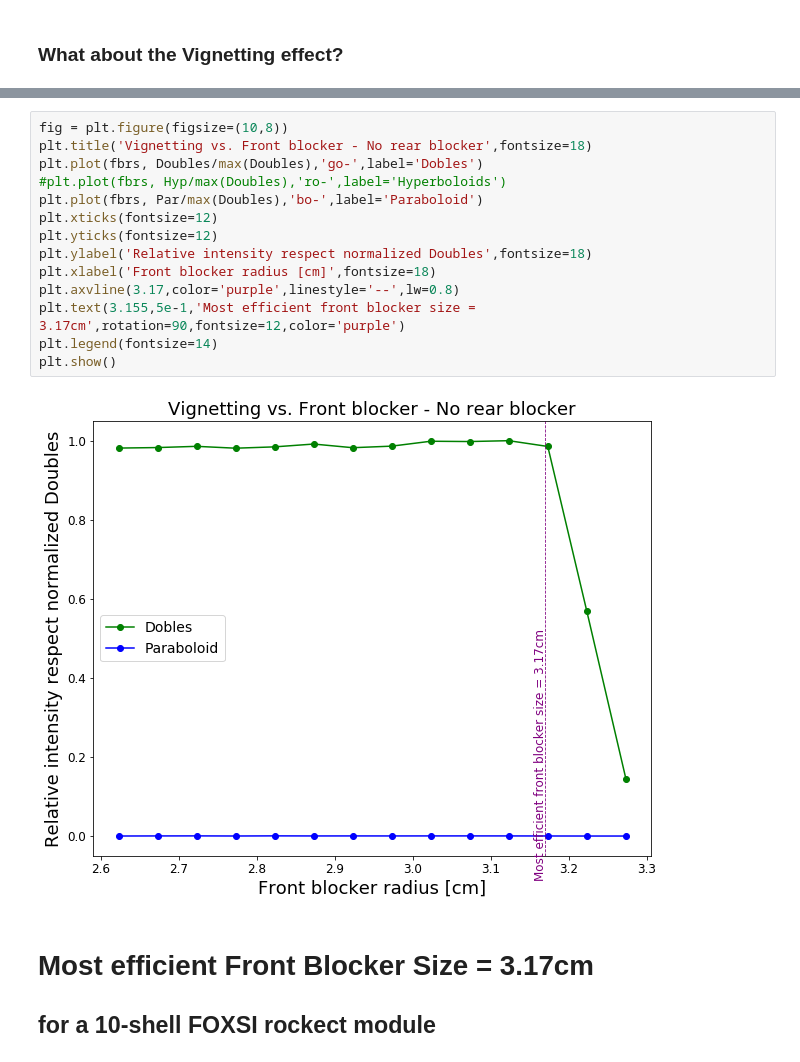
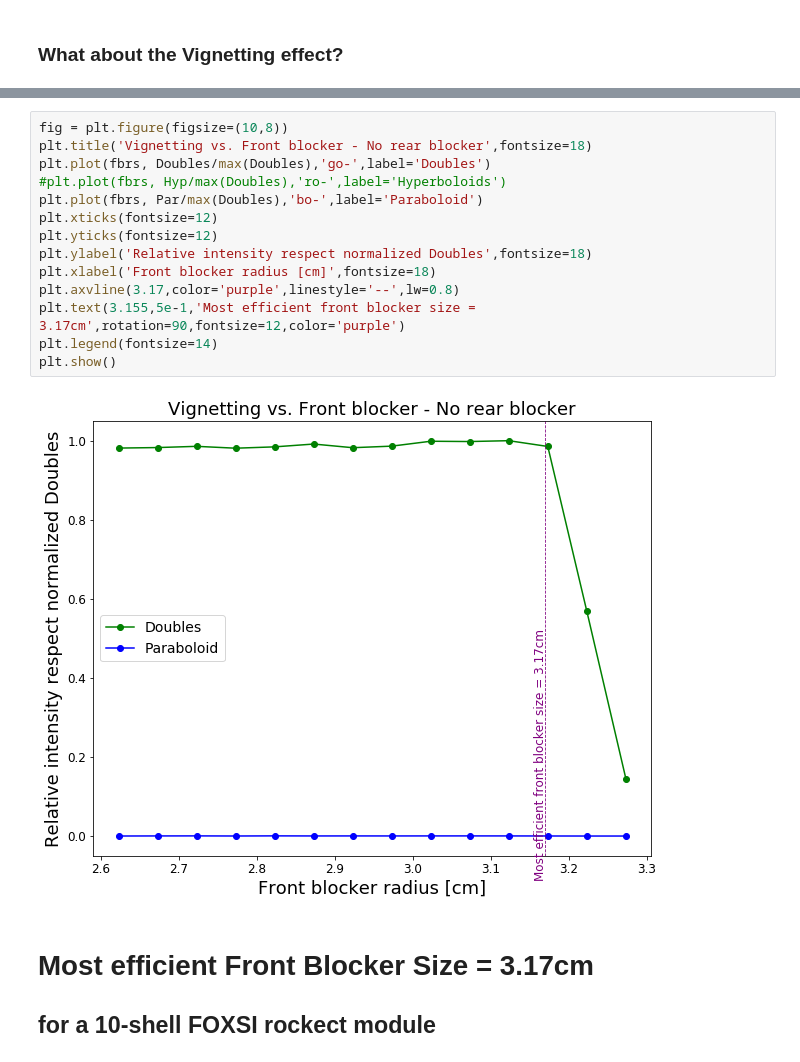
Before and after one commit to pymilo/Milo_RayTracing, a Jupyter notebook: Notebooks/Most_Efficient_Front_Blocker.ipynb, the cells around one changed output, grey strips where cells are left out. Drawn from its saved outputs; the diff is of its cells as text.

```diff
--- a/Notebooks/Most_Efficient_Front_Blocker.ipynb
+++ b/Notebooks/Most_Efficient_Front_Blocker.ipynb
@@ -272,19 +272,19 @@ plt.show()
 # %%
 fig = plt.figure(figsize=(10,8))
 plt.title('Vignetting vs. Front blocker - No rear blocker',fontsize=18)
-plt.plot(fbrs, Doubles/max(Doubles),'go-',label='Dobles')
+plt.plot(fbrs, Doubles/max(Doubles),'go-',label='Doubles')
 #plt.plot(fbrs, Hyp/max(Doubles),'ro-',label='Hyperboloids')
 plt.plot(fbrs, Par/max(Doubles),'bo-',label='Paraboloid')
 plt.xticks(fontsize=12)
 plt.yticks(fontsize=12)
 plt.ylabel('Relative intensity respect normalized Doubles',fontsize=18)
 plt.xlabel('Front blocker radius [cm]',fontsize=18)
 plt.axvline(3.17,color='purple',linestyle='--',lw=0.8)
 plt.text(3.155,5e-1,'Most efficient front blocker size = 3.17cm',rotation=90,fontsize=12,color='purple')
 plt.legend(fontsize=14)
 plt.show()
 # %% [output]
-[figure, old version]
+[figure, new version]
 # %% [markdown]
 # Most efficient Front Blocker Size = 3.17cm
 ## for a 10-shell FOXSI rockect module
```
Also changed, not shown: parts of 1 cell of this notebook.
